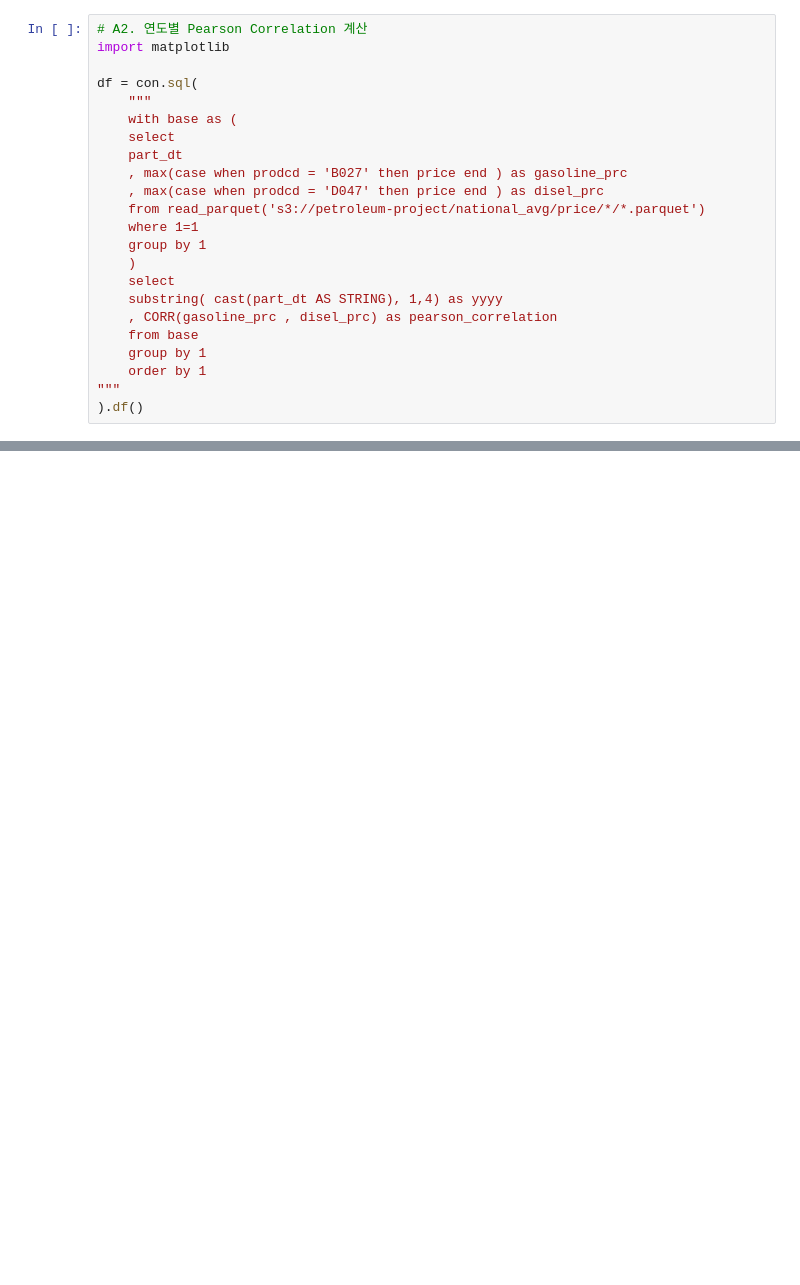
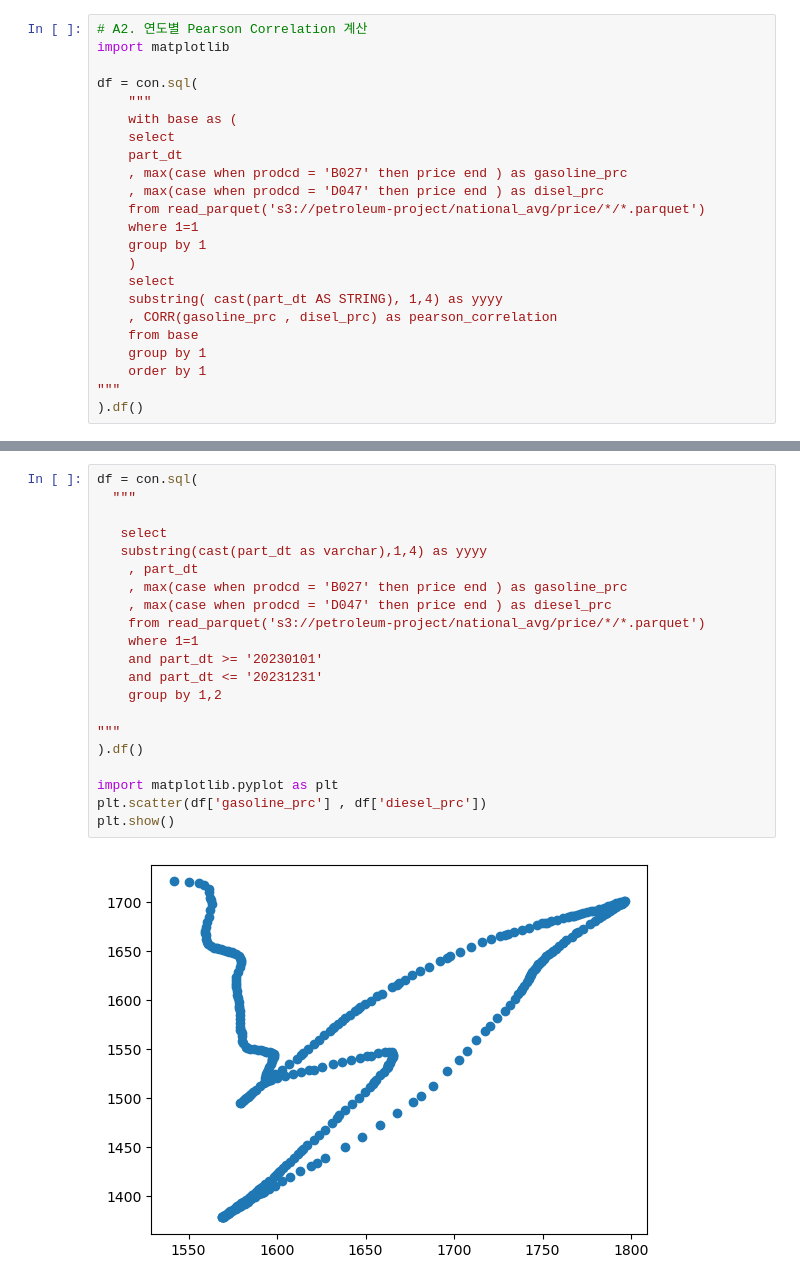
Before and after one commit to lomikwin/ds_project, a Jupyter notebook: playground/Pearson/Pearson.ipynb, the cells around one changed output, grey strips where cells are left out. Saved outputs shown, nothing was run; the diff lists cells and outputs as text; blank space fills up the shorter version.

```diff
--- a/playground/Pearson/Pearson.ipynb
+++ b/playground/Pearson/Pearson.ipynb
@@ -226,0 +300,23 @@ display(df)
+# %%
+df = con.sql(
+  """
+
+   select
+   substring(cast(part_dt as varchar),1,4) as yyyy
+    , part_dt
+    , max(case when prodcd = 'B027' then price end ) as gasoline_prc
+    , max(case when prodcd = 'D047' then price end ) as diesel_prc
+    from read_parquet('s3://petroleum-project/national_avg/price/*/*.parquet')
+    where 1=1
+    and part_dt >= '20230101'
+    and part_dt <= '20231231'
+    group by 1,2
+
+"""
+).df()
+
+import matplotlib.pyplot as plt
+plt.scatter(df['gasoline_prc'] , df['diesel_prc'])
+plt.show()
+# %% [output]
+[figure, added]
```
Also changed, not shown: parts of 11 cells of this notebook, 1 other file.
